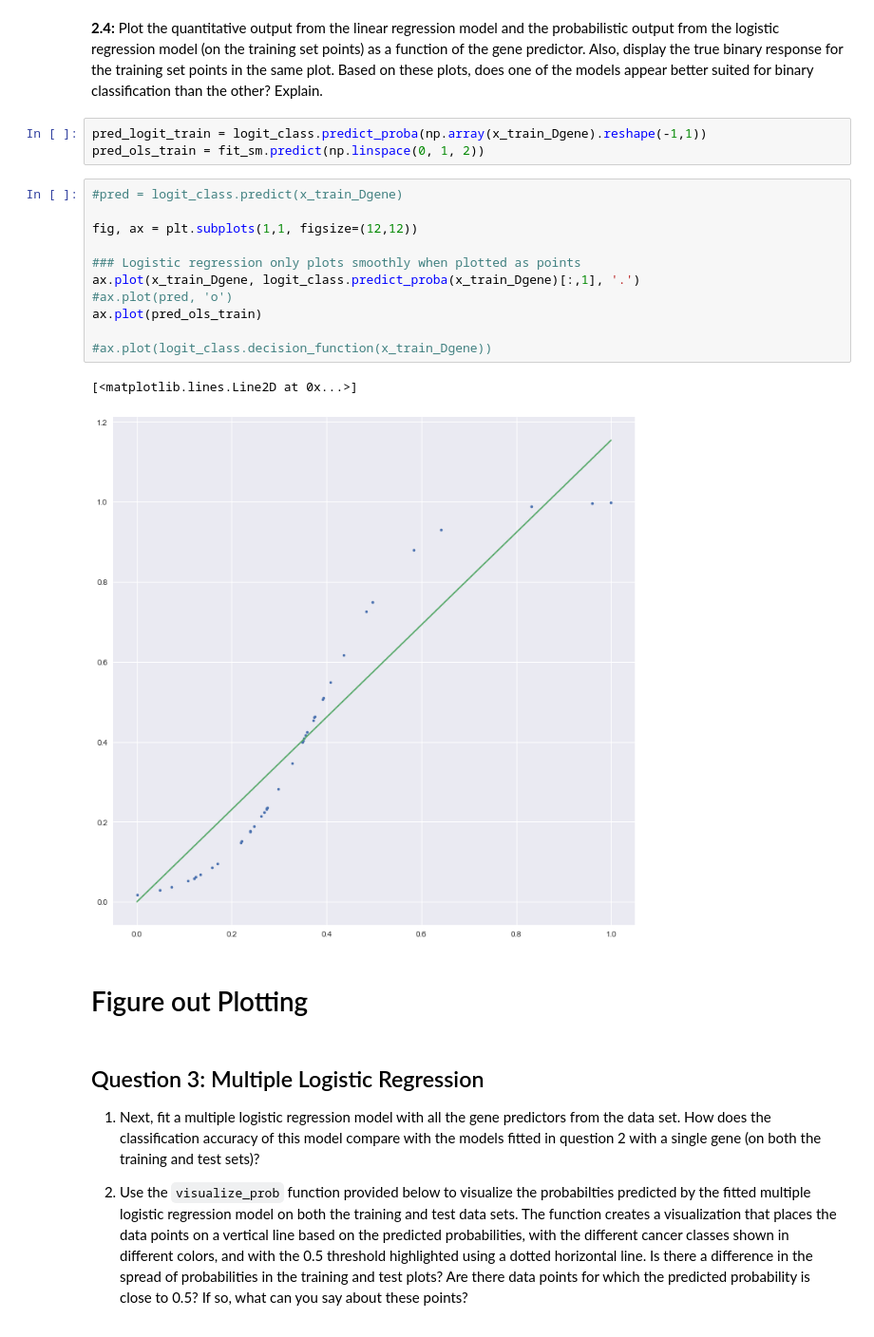
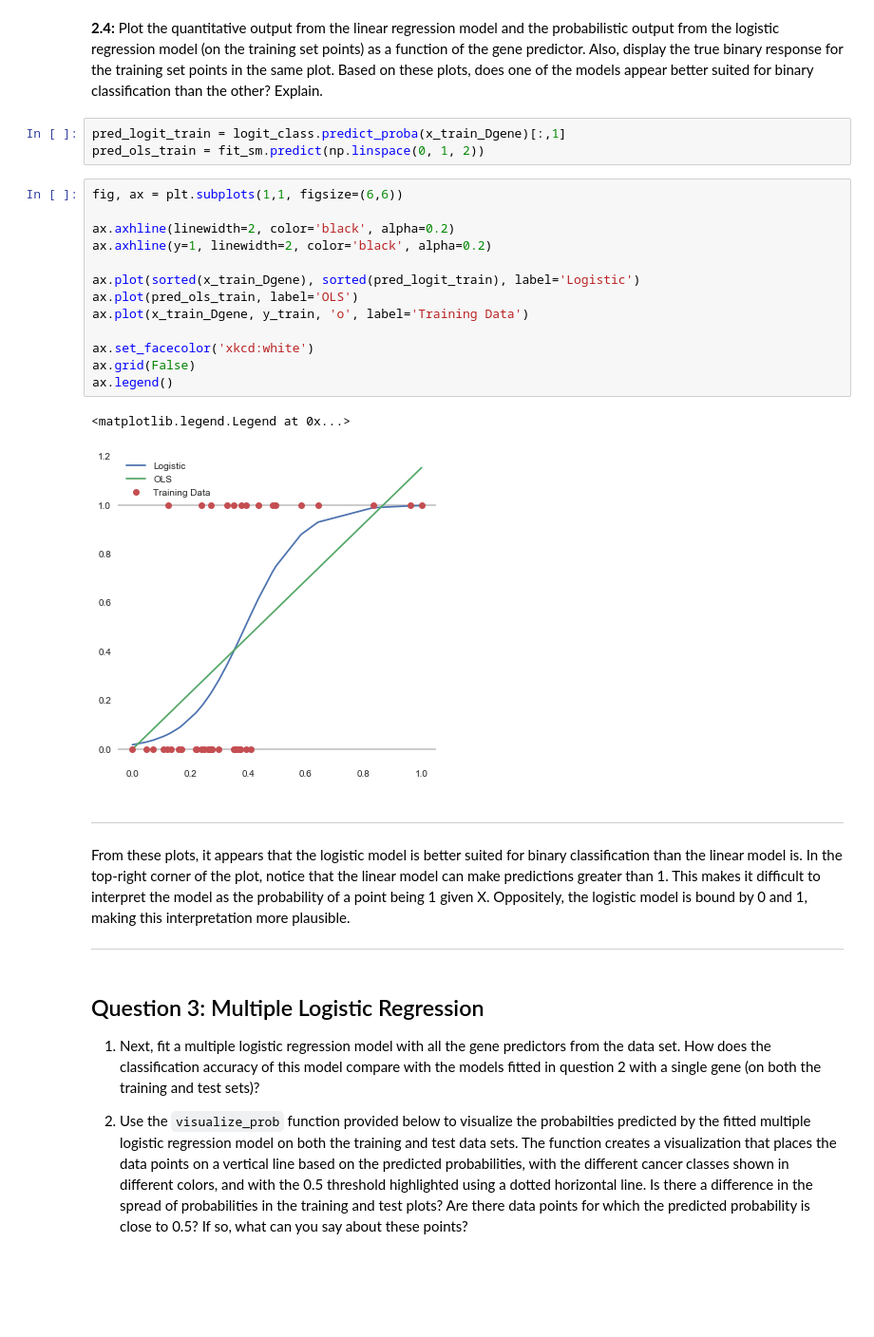
Before and after one commit to ejohnsson/CS109A, a Jupyter notebook: cs109_hw5_Erik.ipynb, the cells around one changed output. Shown at 95% size. Saved outputs shown, nothing was run; the diff lists cells and outputs as text; blank space fills up the shorter version.

```diff
--- a/cs109_hw5_Erik.ipynb
+++ b/cs109_hw5_Erik.ipynb
@@ -309,24 +309,29 @@ Logistic Classification Accuracy  (Test): 0.697
 # %% [markdown]
 **2.4:** Plot the quantitative output from the linear regression model and the probabilistic output from the logistic regression model (on the training set points) as a function of the gene predictor. Also, display the true binary response for the training set points in the same plot. Based on these plots, does one of the models appear better suited for binary classification than the other? Explain.
 # %%
-pred_logit_train = logit_class.predict_proba(np.array(x_train_Dgene).reshape(-1,1))
+pred_logit_train = logit_class.predict_proba(x_train_Dgene)[:,1]
 pred_ols_train = fit_sm.predict(np.linspace(0, 1, 2))
-# %%
-#pred = logit_class.predict(x_train_Dgene)
-
-fig, ax = plt.subplots(1,1, figsize=(12,12))
-
-### Logistic regression only plots smoothly when plotted as points
-ax.plot(x_train_Dgene, logit_class.predict_proba(x_train_Dgene)[:,1], '.')
-#ax.plot(pred, 'o')
-ax.plot(pred_ols_train)
-
-#ax.plot(logit_class.decision_function(x_train_Dgene))
-# %% [output]
-[<matplotlib.lines.Line2D at 0x...>]
-[figure, removed]
-# %% [markdown]
-# Figure out Plotting
+# %%
+fig, ax = plt.subplots(1,1, figsize=(6,6))
+
+ax.axhline(linewidth=2, color='black', alpha=0.2)
+ax.axhline(y=1, linewidth=2, color='black', alpha=0.2)
+
+ax.plot(sorted(x_train_Dgene), sorted(pred_logit_train), label='Logistic')
+ax.plot(pred_ols_train, label='OLS')
+ax.plot(x_train_Dgene, y_train, 'o', label='Training Data')
+
+ax.set_facecolor('xkcd:white')
+ax.grid(False)
+ax.legend()
+# %% [output]
+<matplotlib.legend.Legend at 0x...>
+[figure, added]
+# %% [markdown]
+----------------
+From these plots, it appears that the logistic model is better suited for binary classification than the linear model is. In the top-right corner of the plot, notice that the linear model can make predictions greater than 1. This makes it difficult to interpret the model as the probability of a point being 1 given X. Oppositely, the logistic model is bound by 0 and 1, making this interpretation more plausible.
+
+----------------
 # %% [markdown]
 ## Question 3: Multiple Logistic Regression
 
```
Also changed, not shown: parts of 17 cells of this notebook.
